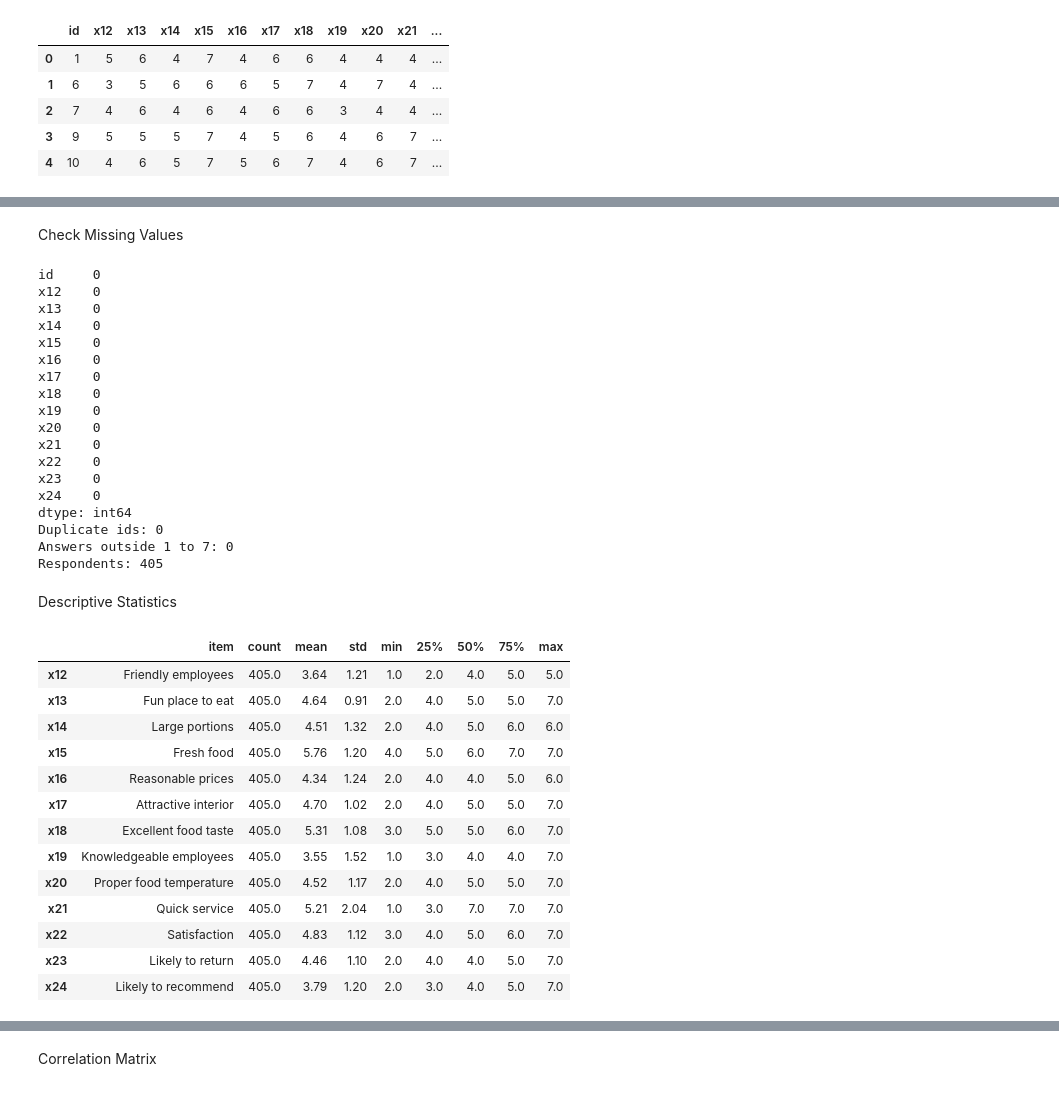
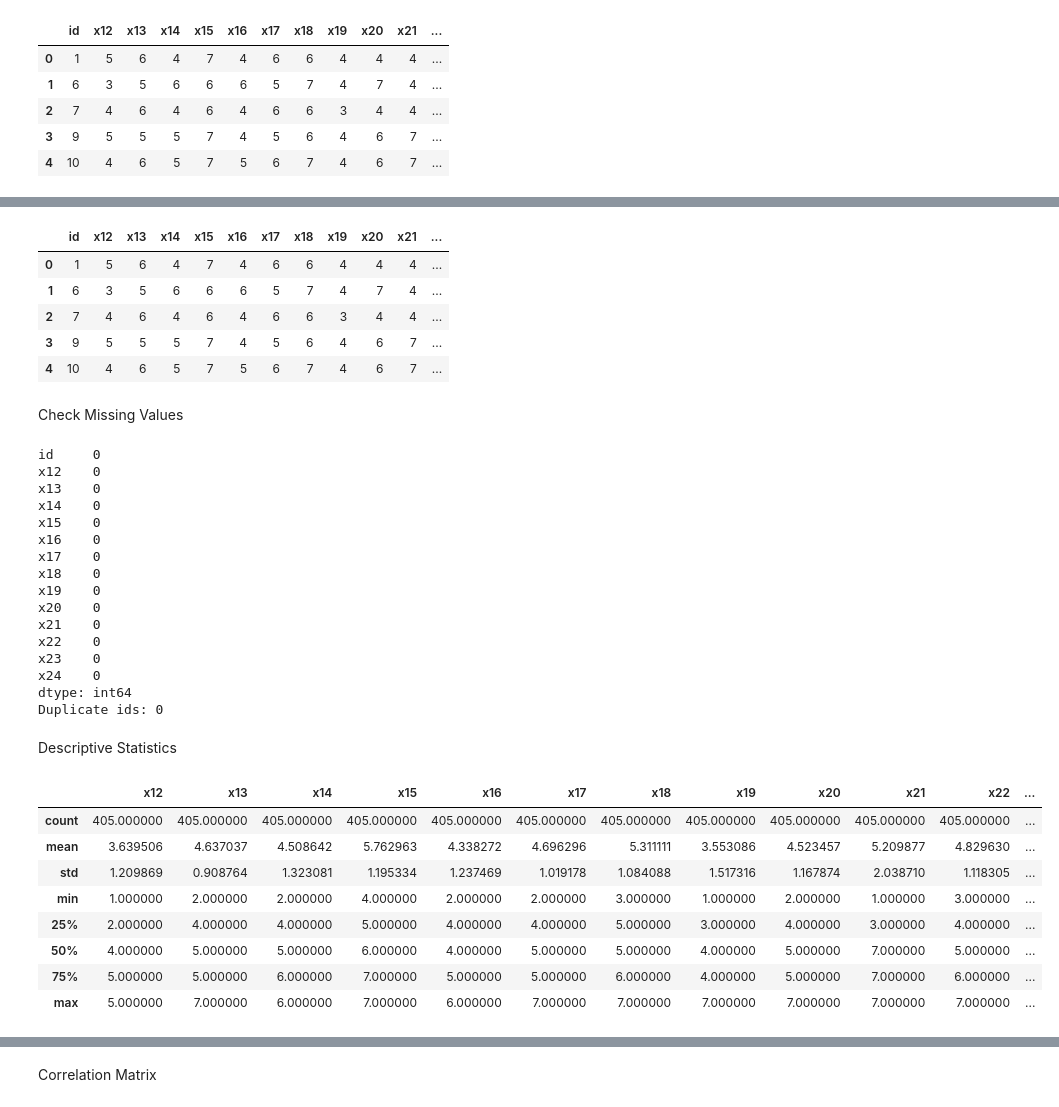
Before and after one commit to Dawngend/School-Works, a Jupyter notebook: Statistical Analysis and Modeling/PAMESA - M2-Technical.ipynb, the cells around one changed output, grey strips where cells are left out. Cells and saved outputs as stored; diff of their text form; code cells hidden in the pictures.

```diff
--- a/Statistical Analysis and Modeling/PAMESA - M2-Technical.ipynb
+++ b/Statistical Analysis and Modeling/PAMESA - M2-Technical.ipynb
@@ -47,10 +45,18 @@ df.head()
+# %%
+df = df[["id", "x12", "x13", "x14", "x15", "x16", "x17", "x18", "x19", "x20", "x21", "x22", "x23", "x24"]]
+df.head()
+# %% [output]
+|  | id | x12 | x13 | x14 | x15 | x16 | x17 | x18 | x19 | x20 | x21 | ... |
+| 0 | 1 | 5 | 6 | 4 | 7 | 4 | 6 | 6 | 4 | 4 | 4 | ... |
+| 1 | 6 | 3 | 5 | 6 | 6 | 6 | 5 | 7 | 4 | 7 | 4 | ... |
+| 2 | 7 | 4 | 6 | 4 | 6 | 4 | 6 | 6 | 3 | 4 | 4 | ... |
+| 3 | 9 | 5 | 5 | 5 | 7 | 4 | 5 | 6 | 4 | 6 | 7 | ... |
+| 4 | 10 | 4 | 6 | 5 | 7 | 5 | 6 | 7 | 4 | 6 | 7 | ... |
 # %% [markdown]
 Check Missing Values
 # %%
 print(df.isnull().sum())
 print("Duplicate ids:", df["id"].duplicated().sum())
-print("Answers outside 1 to 7:", ((df[items] < 1) | (df[items] > 7)).sum().sum())
-print("Respondents:", len(df))
 # %% [output]
 id     0
 x12    0
@@ -68,27 +74,18 @@ x23    0
 x24    0
 dtype: int64
 Duplicate ids: 0
-Answers outside 1 to 7: 0
-Respondents: 405
 # %% [markdown]
 Descriptive Statistics
-# %%
-desc = df[items].describe().T.round(2)
-desc.insert(0, "item", desc.index.map(names))
-desc
-# %% [output]
-|  | item | count | mean | std | min | 25% | 50% | 75% | max |
-| x12 | Friendly employees | 405.0 | 3.64 | 1.21 | 1.0 | 2.0 | 4.0 | 5.0 | 5.0 |
-| x13 | Fun place to eat | 405.0 | 4.64 | 0.91 | 2.0 | 4.0 | 5.0 | 5.0 | 7.0 |
-| x14 | Large portions | 405.0 | 4.51 | 1.32 | 2.0 | 4.0 | 5.0 | 6.0 | 6.0 |
-| x15 | Fresh food | 405.0 | 5.76 | 1.20 | 4.0 | 5.0 | 6.0 | 7.0 | 7.0 |
-| x16 | Reasonable prices | 405.0 | 4.34 | 1.24 | 2.0 | 4.0 | 4.0 | 5.0 | 6.0 |
-| x17 | Attractive interior | 405.0 | 4.70 | 1.02 | 2.0 | 4.0 | 5.0 | 5.0 | 7.0 |
-| x18 | Excellent food taste | 405.0 | 5.31 | 1.08 | 3.0 | 5.0 | 5.0 | 6.0 | 7.0 |
-| x19 | Knowledgeable employees | 405.0 | 3.55 | 1.52 | 1.0 | 3.0 | 4.0 | 4.0 | 7.0 |
-| x20 | Proper food temperature | 405.0 | 4.52 | 1.17 | 2.0 | 4.0 | 5.0 | 5.0 | 7.0 |
-| x21 | Quick service | 405.0 | 5.21 | 2.04 | 1.0 | 3.0 | 7.0 | 7.0 | 7.0 |
-| x22 | Satisfaction | 405.0 | 4.83 | 1.12 | 3.0 | 4.0 | 5.0 | 6.0 | 7.0 |
-| x23 | Likely to return | 405.0 | 4.46 | 1.10 | 2.0 | 4.0 | 4.0 | 5.0 | 7.0 |
-| x24 | Likely to recommend | 405.0 | 3.79 | 1.20 | 2.0 | 3.0 | 4.0 | 5.0 | 7.0 |
+# %%
+df.drop(columns="id").describe()
+# %% [output]
+|  | x12 | x13 | x14 | x15 | x16 | x17 | x18 | x19 | x20 | x21 | x22 | ... |
+| count | 405.000000 | 405.000000 | 405.000000 | 405.000000 | 405.000000 | 405.000000 | 405.000000 | 405.000000 | 405.000000 | 405.000000 | 405.000000 | ... |
+| mean | 3.639506 | 4.637037 | 4.508642 | 5.762963 | 4.338272 | 4.696296 | 5.311111 | 3.553086 | 4.523457 | 5.209877 | 4.829630 | ... |
+| std | 1.209869 | 0.908764 | 1.323081 | 1.195334 | 1.237469 | 1.019178 | 1.084088 | 1.517316 | 1.167874 | 2.038710 | 1.118305 | ... |
+| min | 1.000000 | 2.000000 | 2.000000 | 4.000000 | 2.000000 | 2.000000 | 3.000000 | 1.000000 | 2.000000 | 1.000000 | 3.000000 | ... |
+| 25% | 2.000000 | 4.000000 | 4.000000 | 5.000000 | 4.000000 | 4.000000 | 5.000000 | 3.000000 | 4.000000 | 3.000000 | 4.000000 | ... |
+| 50% | 4.000000 | 5.000000 | 5.000000 | 6.000000 | 4.000000 | 5.000000 | 5.000000 | 4.000000 | 5.000000 | 7.000000 | 5.000000 | ... |
+| 75% | 5.000000 | 5.000000 | 6.000000 | 7.000000 | 5.000000 | 5.000000 | 6.000000 | 4.000000 | 5.000000 | 7.000000 | 6.000000 | ... |
+| max | 5.000000 | 7.000000 | 6.000000 | 7.000000 | 6.000000 | 7.000000 | 7.000000 | 7.000000 | 7.000000 | 7.000000 | 7.000000 | ... |
 # %% [markdown]
```
Also changed, not shown: parts of 41 cells of this notebook.
